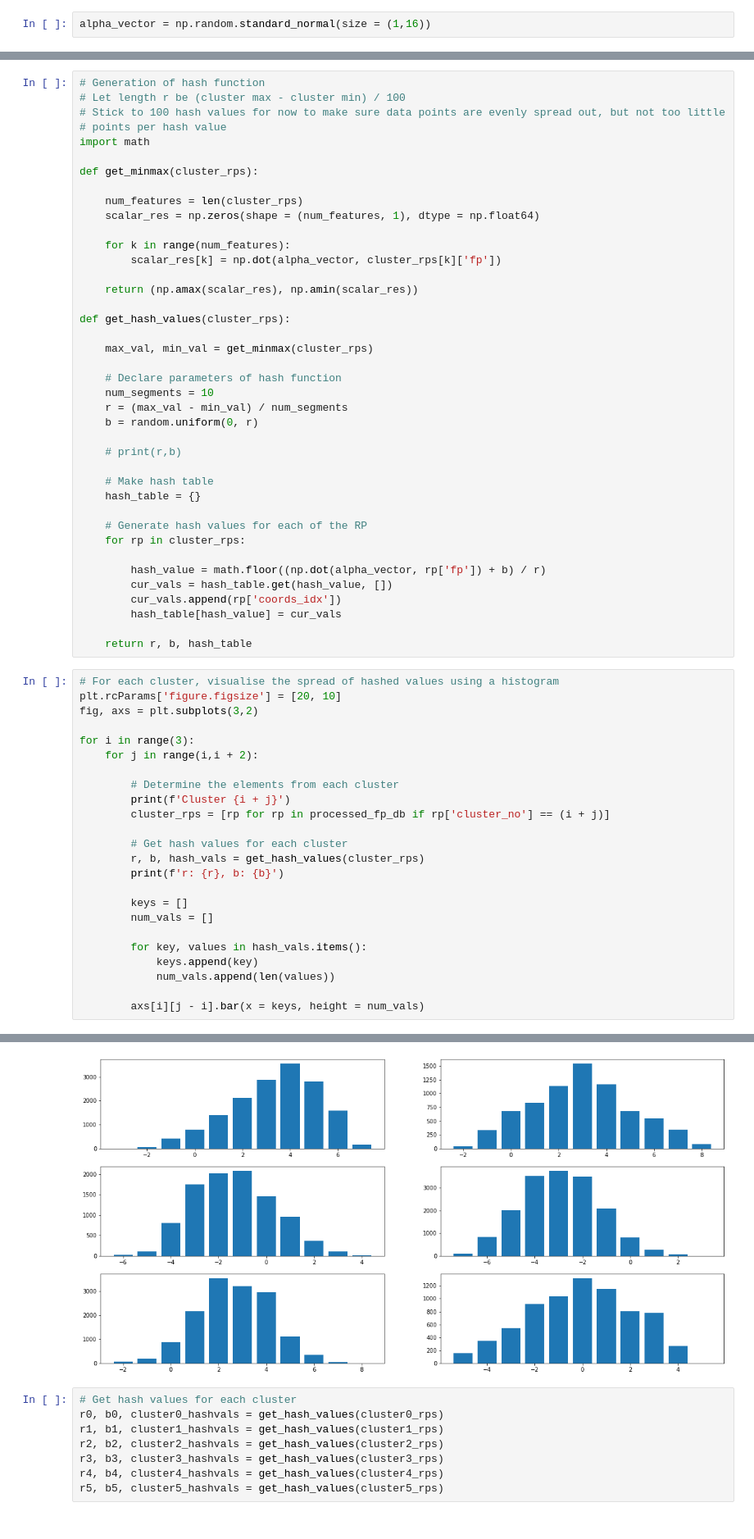
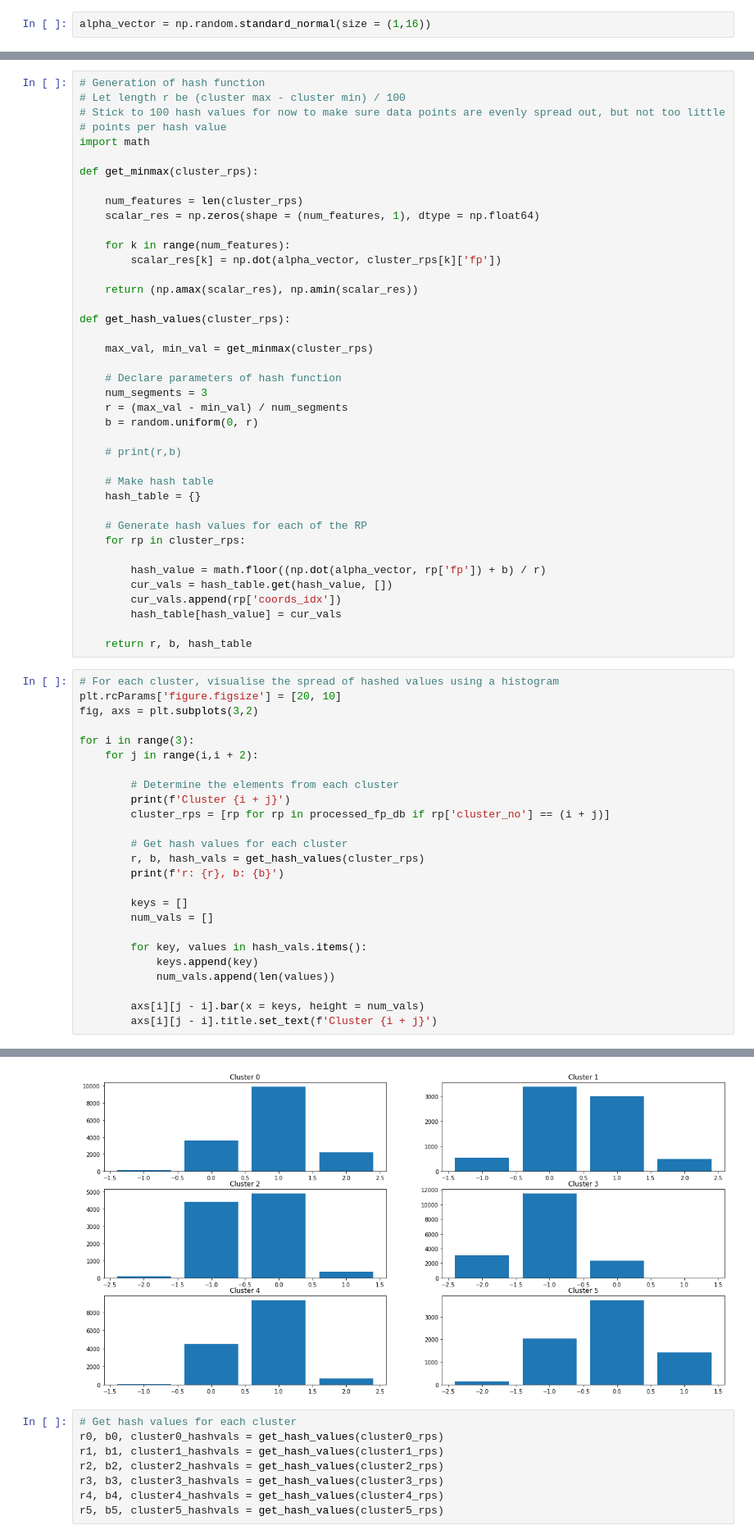
Before and after one commit to jinyangp/dso_localisation, a Jupyter notebook: wknn/model_wknn.ipynb, the cells around one changed output, grey strips where cells are left out. Shown at 82% size. Cells and saved outputs as stored; diff of their text form.

```diff
--- a/wknn/model_wknn.ipynb
+++ b/wknn/model_wknn.ipynb
@@ -378,7 +378,7 @@ def get_hash_values(cluster_rps):
     max_val, min_val = get_minmax(cluster_rps)
 
     # Declare parameters of hash function
-    num_segments = 10
+    num_segments = 3
     r = (max_val - min_val) / num_segments
     b = random.uniform(0, r)
 
@@ -420,5 +420,6 @@ for i in range(3):
             num_vals.append(len(values))
 
         axs[i][j - i].bar(x = keys, height = num_vals)
+        axs[i][j - i].title.set_text(f'Cluster {i + j}')
 # %% [output]
 Cluster 0
@@ -436,4 +437,4 @@ r: 0.17482917665068876, b: 0.15288074579621472
-[figure, old version]
+[figure, new version]
 # %%
 # Get hash values for each cluster
 r0, b0, cluster0_hashvals = get_hash_values(cluster0_rps)
```
Also changed, not shown: parts of 5 cells of this notebook.
